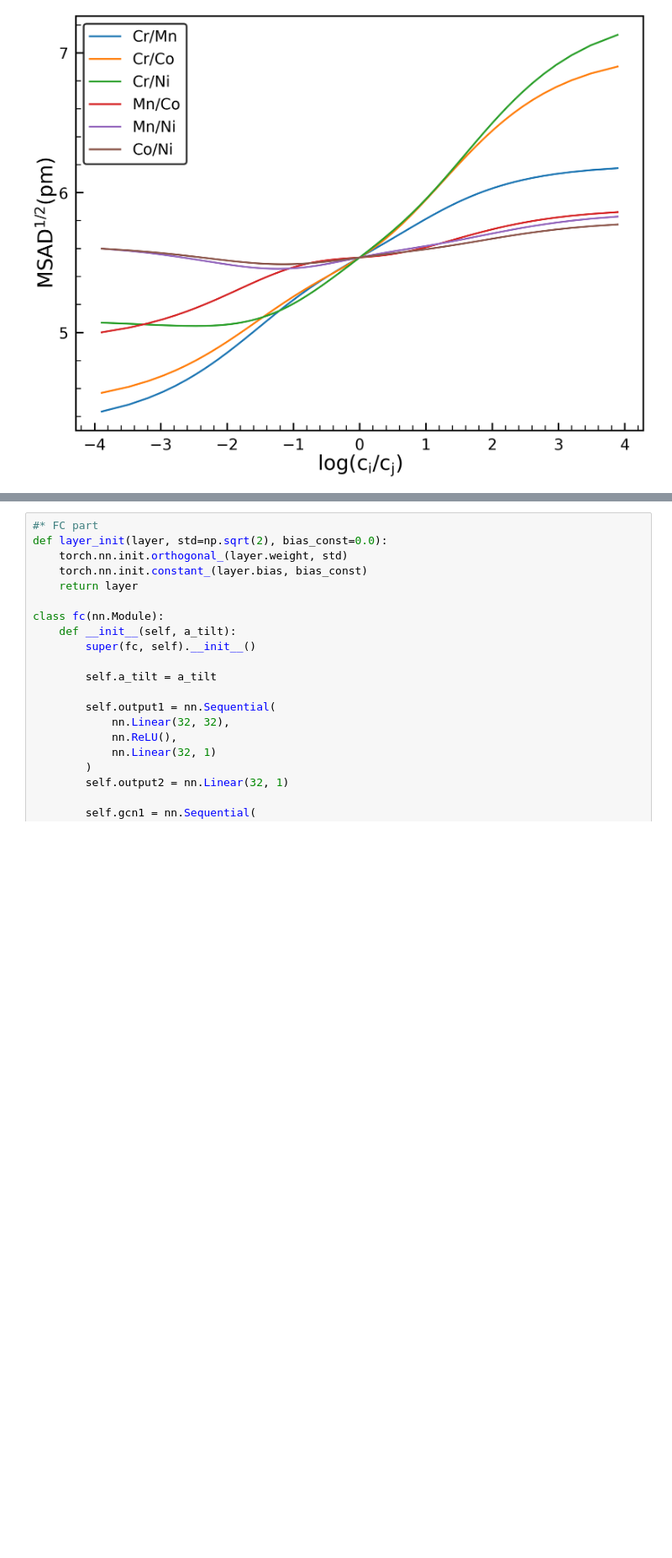
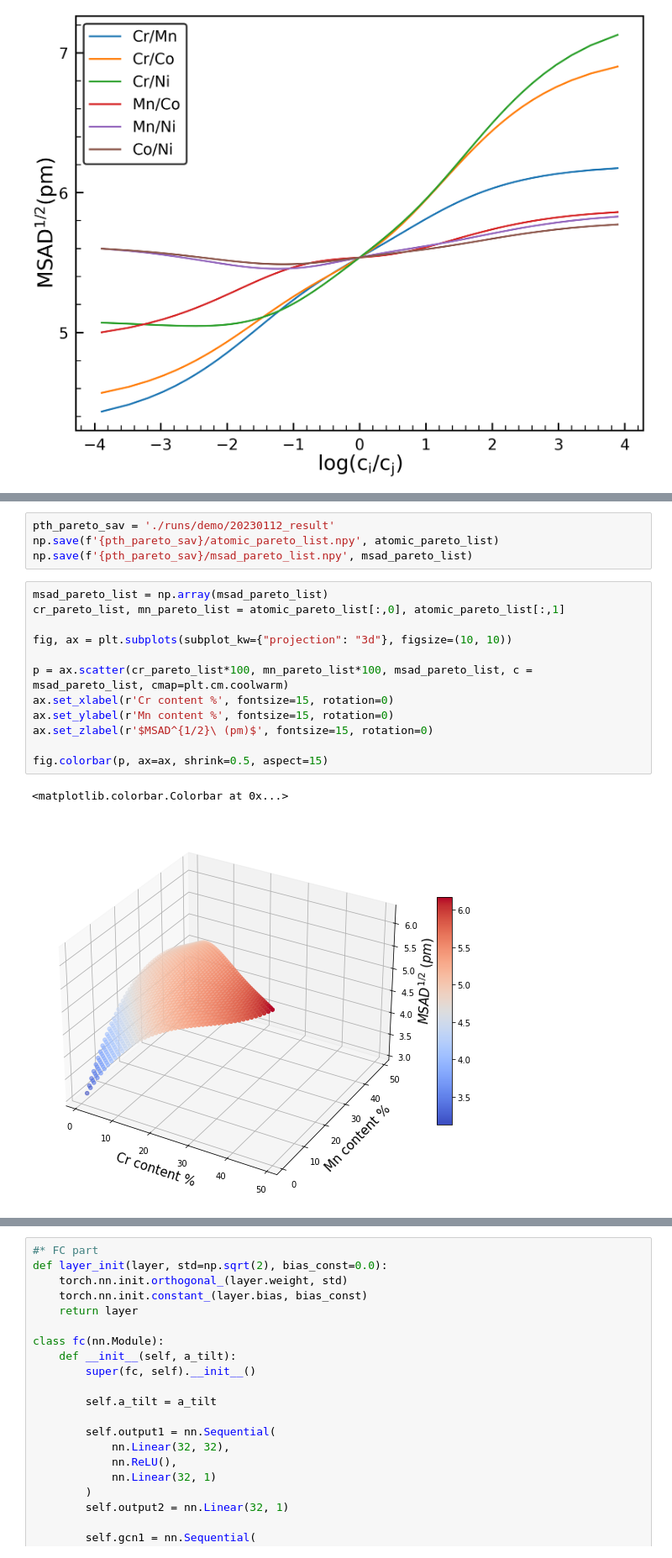
Before and after one commit to wzetto/MATools, a Jupyter notebook: CE_MC/cluster_ce_msad.ipynb, the cells around one changed output, grey strips where cells are left out. Shown at 84% size. Cells and saved outputs as stored; diff of their text form; blank space fills up the shorter version.

```diff
--- a/CE_MC/cluster_ce_msad.ipynb
+++ b/CE_MC/cluster_ce_msad.ipynb
@@ -2179,3 +2280,22 @@ plt.show()
+# %%
+pth_pareto_sav = './runs/demo/20230112_result'
+np.save(f'{pth_pareto_sav}/atomic_pareto_list.npy', atomic_pareto_list)
+np.save(f'{pth_pareto_sav}/msad_pareto_list.npy', msad_pareto_list)
+# %%
+msad_pareto_list = np.array(msad_pareto_list)
+cr_pareto_list, mn_pareto_list = atomic_pareto_list[:,0], atomic_pareto_list[:,1]
+
+fig, ax = plt.subplots(subplot_kw={"projection": "3d"}, figsize=(10, 10))
+
+p = ax.scatter(cr_pareto_list*100, mn_pareto_list*100, msad_pareto_list, c = msad_pareto_list, cmap=plt.cm.coolwarm)
+ax.set_xlabel(r'Cr content %', fontsize=15, rotation=0)
+ax.set_ylabel(r'Mn content %', fontsize=15, rotation=0)
+ax.set_zlabel(r'$MSAD^{1/2}\ (pm)$', fontsize=15, rotation=0)
+
+fig.colorbar(p, ax=ax, shrink=0.5, aspect=15)
+# %% [output]
+<matplotlib.colorbar.Colorbar at 0x...>
+[figure, added]
 # %% [markdown]
 #### The **NN** part
 
```
Also changed, not shown: parts of 13 cells of this notebook, 5 other files.
